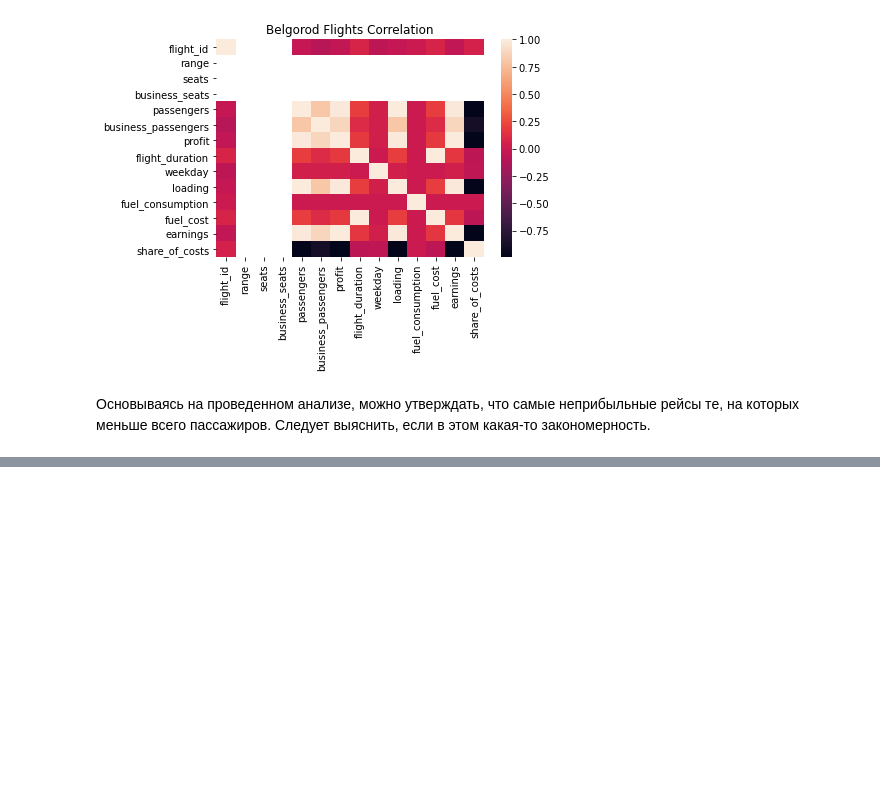
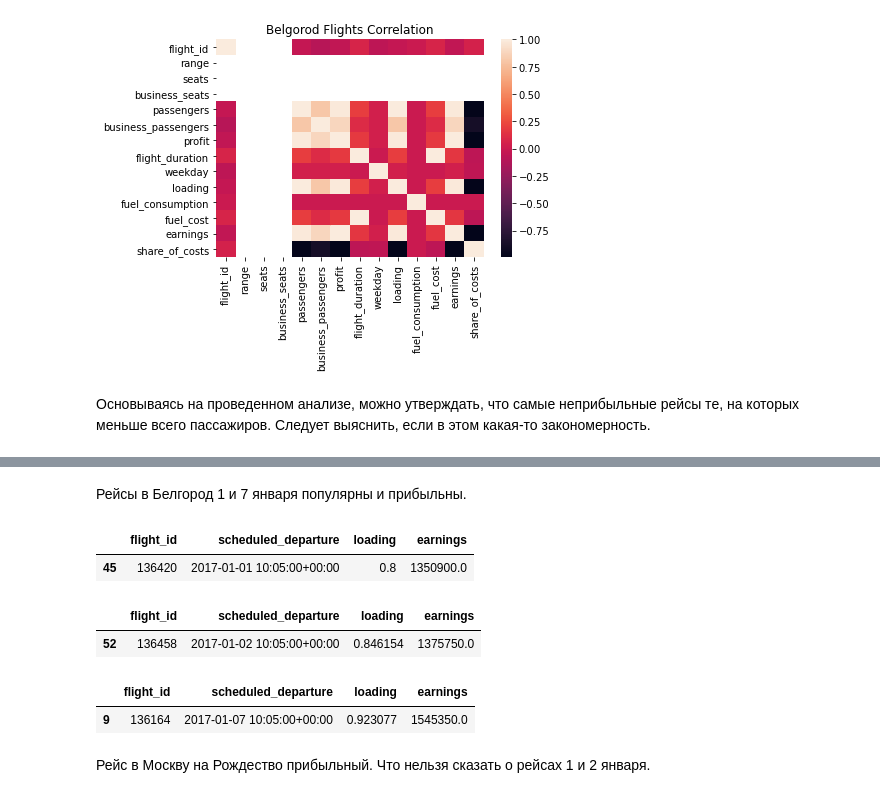
Before and after one commit to Golovolastik/skillfactory_rds, a Jupyter notebook: module_4/analysis.ipynb, the cells around one changed output, grey strips where cells are left out. Cells and saved outputs as stored; diff of their text form; code cells hidden in the pictures; blank space fills up the shorter version.

```diff
--- a/module_4/analysis.ipynb
+++ b/module_4/analysis.ipynb
@@ -277,0 +310,18 @@ belgorod.describe()
+# %% [markdown]
+Рейсы в Белгород 1 и 7 января популярны и прибыльны.
+# %%
+display(moscow[moscow.scheduled_departure.dt.date == datetime.date(
+    2017, 1, 1)][['flight_id', 'scheduled_departure', 'loading', 'earnings']])
+display(moscow[moscow.scheduled_departure.dt.date == datetime.date(
+    2017, 1, 2)][['flight_id', 'scheduled_departure', 'loading', 'earnings']])
+display(moscow[moscow.scheduled_departure.dt.date == datetime.date(
+    2017, 1, 7)][['flight_id', 'scheduled_departure', 'loading', 'earnings']])
+# %% [output]
+|  | flight_id | scheduled_departure | loading | earnings |
+| 45 | 136420 | 2017-01-01 10:05:00+00:00 | 0.8 | 1350900.0 |
+|  | flight_id | scheduled_departure | loading | earnings |
+| 52 | 136458 | 2017-01-02 10:05:00+00:00 | 0.846154 | 1375750.0 |
+|  | flight_id | scheduled_departure | loading | earnings |
+| 9 | 136164 | 2017-01-07 10:05:00+00:00 | 0.923077 | 1545350.0 |
+# %% [markdown]
+Рейс в Москву на Рождество прибыльный. Что нельзя сказать о рейсах 1 и 2 января.
```
Also changed, not shown: parts of 18 cells of this notebook.
